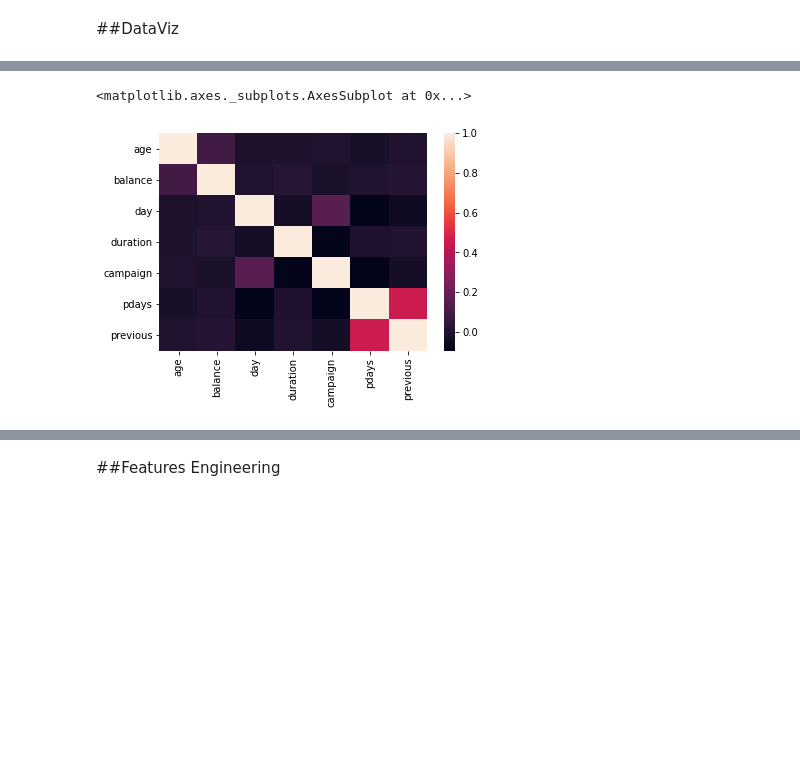
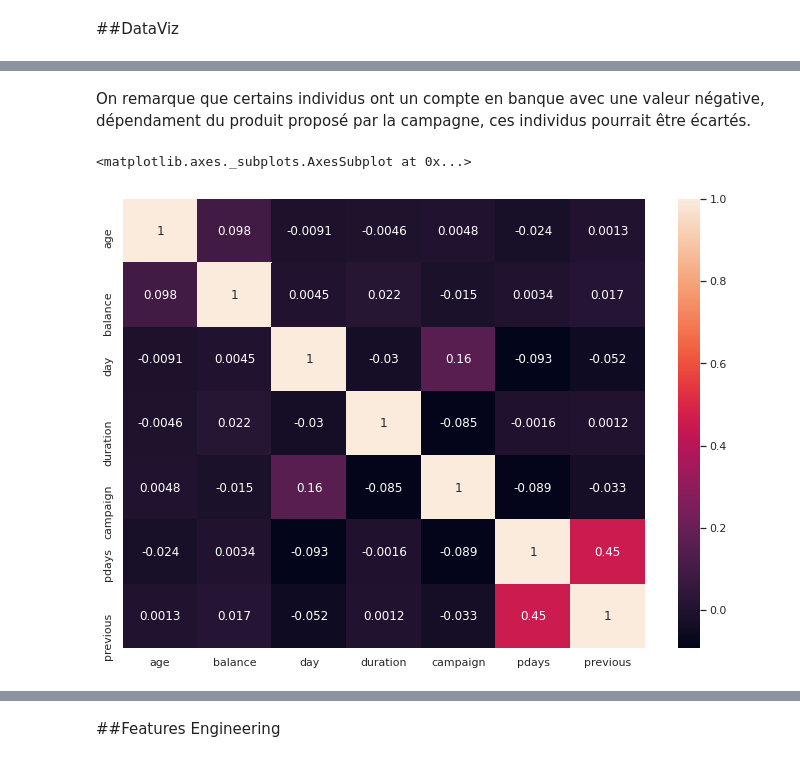
Before and after one commit to Q-Pi/ML, a Jupyter notebook: Supervised/semaine2/projet/Projet.ipynb, the cells around one changed output, grey strips where cells are left out. Cells and saved outputs as stored; diff of their text form; code cells hidden in the pictures; blank space fills up the shorter version.

```diff
--- a/Supervised/semaine2/projet/Projet.ipynb
+++ b/Supervised/semaine2/projet/Projet.ipynb
@@ -84,5 +97,10 @@ Index(['age', 'job', 'marital', 'education', 'default', 'balance', 'housing',
 # %%
-#Distplots (type gaussienne)
+sns.set(rc={'figure.figsize':(11.7,8.27)})
+
+#Distplots (type gaussienne) & piechart pour les catégories
 for each in df.columns:
+  if each in numerics:
     sns.displot(df[each])
+  else:
+    show_piechart(each)
 # %% [output]
@@ -127,6 +147,8 @@ plt.show()
+# %% [markdown]
+On remarque que certains individus ont un compte en banque avec une valeur négative, dépendament du produit proposé par la campagne, ces individus pourrait être écartés.
 # %%
-#Heatmap + observations sur les corrélations
-sns.heatmap(df.corr())
+#Heatmap:
+sns.heatmap(df.corr(), annot=True)
 # %% [output]
 <matplotlib.axes._subplots.AxesSubplot at 0x...>
-[figure, old version]
+[figure, new version]
```
Also changed, not shown: parts of 29 cells of this notebook.
